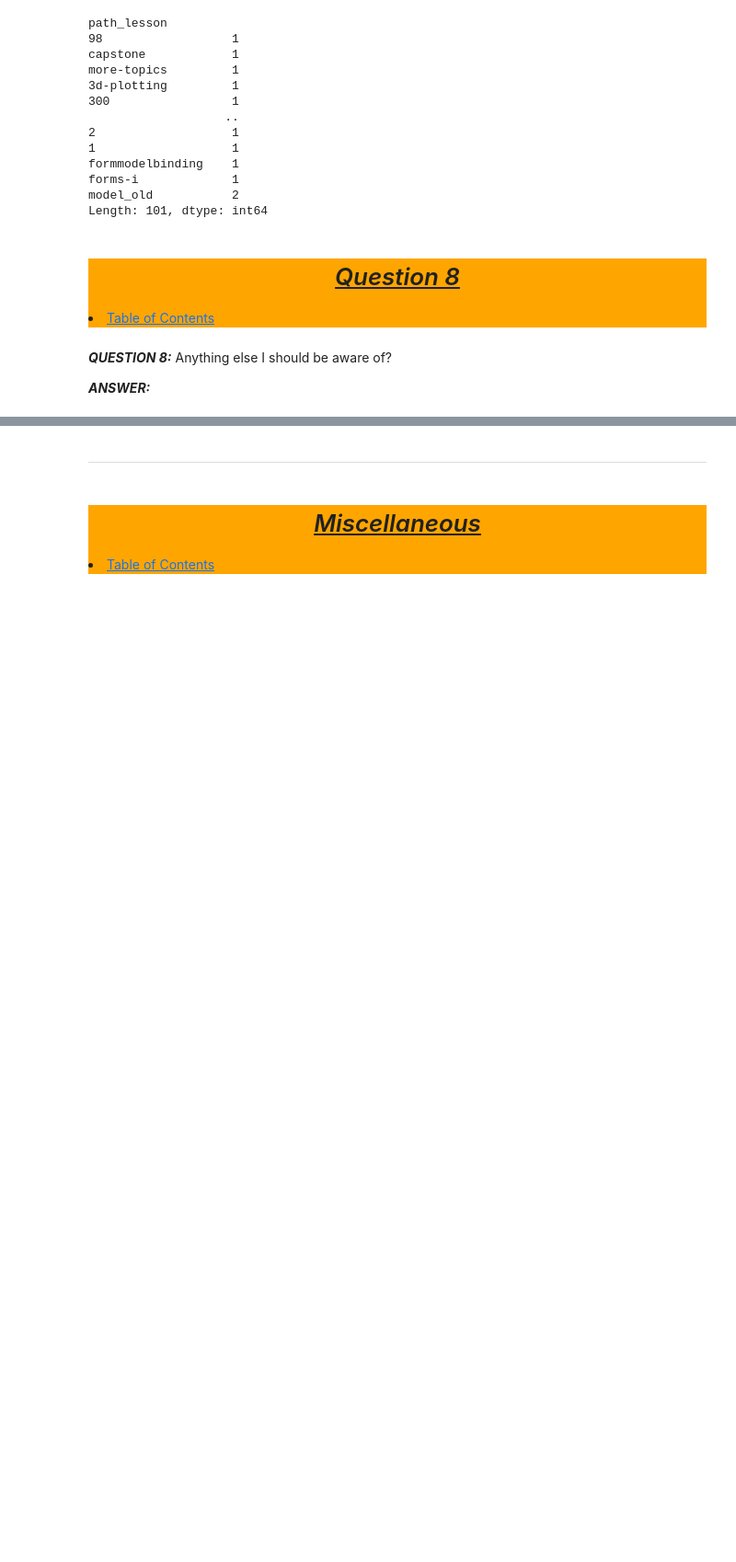
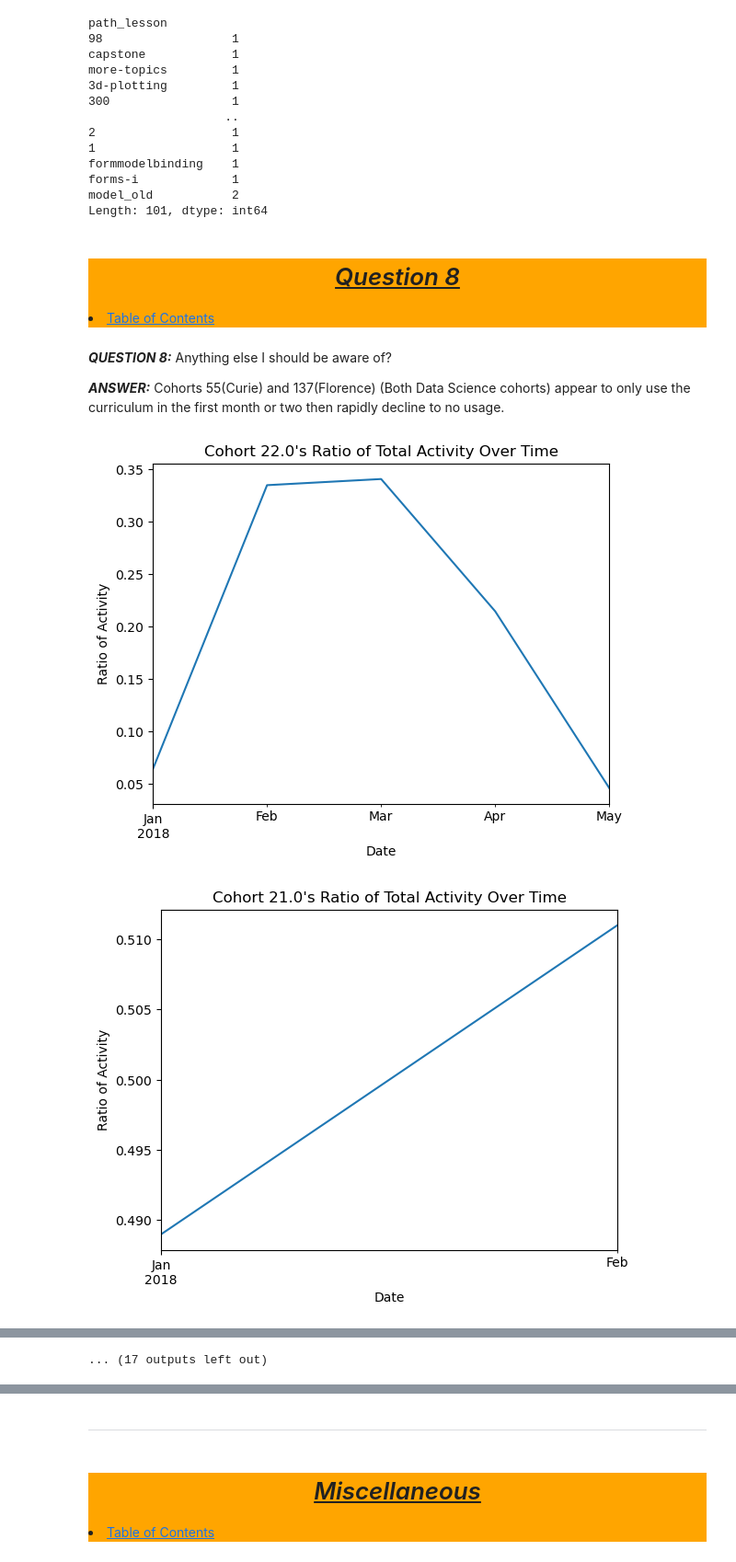
Before and after one commit to Jared-Wood135/anomaly-detection-exercises, a Jupyter notebook: final.ipynb, the cells around one changed output, grey strips where cells are left out. Shown at 92% size. Cells and saved outputs as stored; diff of their text form; code cells hidden in the pictures; blank space fills up the shorter version.

```diff
--- a/final.ipynb
+++ b/final.ipynb
@@ -517,4 +517,18 @@ Length: 101, dtype: int64
 # %% [markdown]
 <b><i>QUESTION 8:</i></b> Anything else I should be aware of?
 
-<b><i>ANSWER:</i></b>
+<b><i>ANSWER:</i></b> Cohorts 55(Curie) and 137(Florence) (Both Data Science cohorts) appear to only use the curriculum in the first month or two then rapidly decline to no usage.
+# %%
+# Create temp df with entries ONLY during class range
+active_only = curr_logs[curr_logs.index < curr_logs.cohort_end_date]
+# %%
+# Look at each cohort's activity during class range
+for cohort in active_only.cohort_id.unique():
+    (active_only[active_only.cohort_id == cohort].resample('m').path.count() / active_only[active_only.cohort_id == cohort].path.count()).plot()
+    plt.title(f'Cohort {cohort}\'s Ratio of Total Activity Over Time')
+    plt.xlabel('Date')
+    plt.ylabel('Ratio of Activity')
+    plt.show()
+# %% [output]
+[figure, added]
+[figure, added]
@@ -520,0 +545 @@ Length: 101, dtype: int64
+... (17 outputs left out)
```
Also changed, not shown: parts of 4 cells of this notebook.
